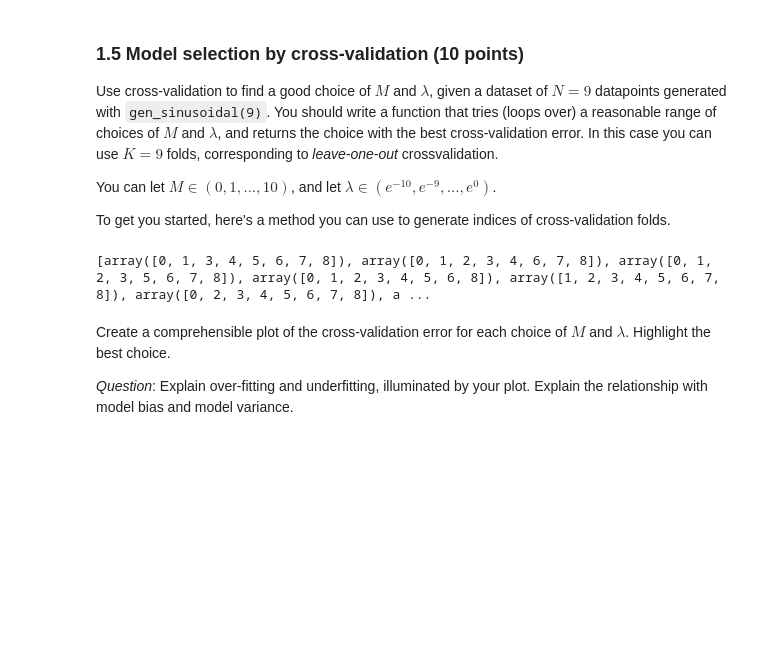
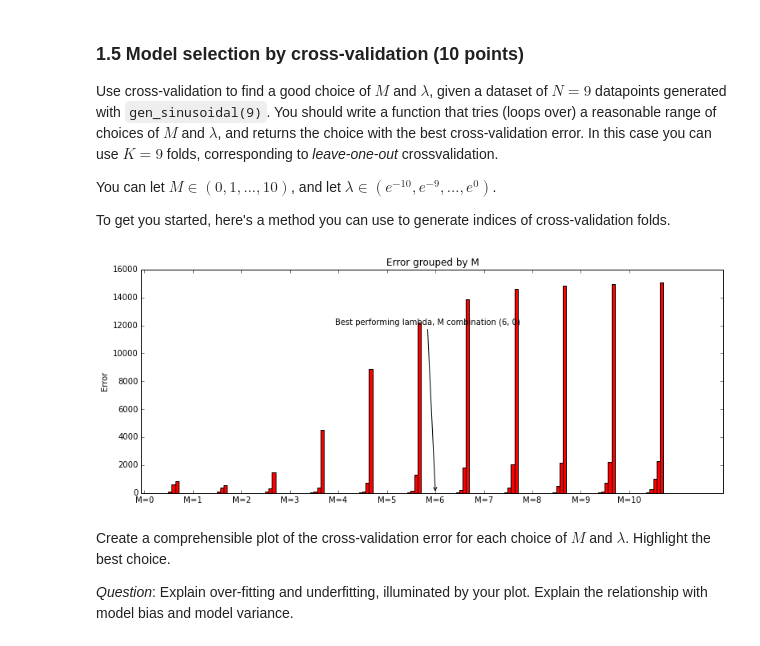
Before and after one commit to TopSteely/ML1, a Jupyter notebook: Lab1/Lab1_second_try.ipynb, the cells around one changed output. Drawn from its saved outputs; the diff is of its cells as text; code cells hidden in the pictures; blank space fills up the shorter version.

```diff
--- a/Lab1/Lab1_second_try.ipynb
+++ b/Lab1/Lab1_second_try.ipynb
@@ -199,7 +201,7 @@ def model_evaluation(dataX,dataY):
             #print error, (sum(error)/9)
             #raw_input('Hey: ')
             #update models with error for M and lambd
-            models[m][lambd] = (sum(error)/9)
+            models[m][lambd] = (sum(error)/9) + lambd/2+poly.T.dot(poly)
     return models
 
 def get_best_model(models):
@@ -228,36 +230,36 @@ def plot_errors(errors, best):
         ax.bar(ind, lam, width, color='r')
         ind = ind + width
 
     ax.set_ylabel('Error')
     ax.set_title('Error grouped by M')
     ax.set_xticks(np.arange(groups) + width)
     ax.set_xticklabels(('M=0', 'M=1', 'M=2', 'M=3', 'M=4', 'M=5', 'M=6', 'M=7', 'M=8', 'M=9', 'M=10'))
 
     ## highlight best ##
     times = 0
     highestError = 0
     for m in errors:
        for n in m:
             highestError = max(highestError, n)
     bestHeight = errors[bestX][bestY]
 
     ax.annotate('Best performing lambda, M combination (' + str(bestX) + ', ' + str(bestY) + ')',
                 xy=(bestX + (bestY + 1) * width, bestHeight), xycoords='data',
                 xytext=(4, 0.8 * highestError), textcoords='data',
                 arrowprops=dict(arrowstyle="->",
                                 connectionstyle="arc3"),
                 )
     plt.show()
 
 
 models = model_evaluation(sampleData[0],sampleData[1])
 #print models
 train_folds,valid_folds = kfold_indices(len(sampleData[0]), 9)
-print train_folds, valid_folds
-#plot_errors(models, get_best_model(models))
+#print train_folds, valid_folds
+plot_errors(models, get_best_model(models))
 #wrong, why
 # %% [output]
-[array([0, 1, 3, 4, 5, 6, 7, 8]), array([0, 1, 2, 3, 4, 6, 7, 8]), array([0, 1, 2, 3, 5, 6, 7, 8]), array([0, 1, 2, 3, 4, 5, 6, 8]), array([1, 2, 3, 4, 5, 6, 7, 8]), array([0, 2, 3, 4, 5, 6, 7, 8]), a ...
+[figure, added]
 # %% [markdown]
 Create a comprehensible plot of the cross-validation error for each choice of $M$ and $\lambda$. Highlight the best choice.
 
```
Also changed, not shown: parts of 3 cells of this notebook.
